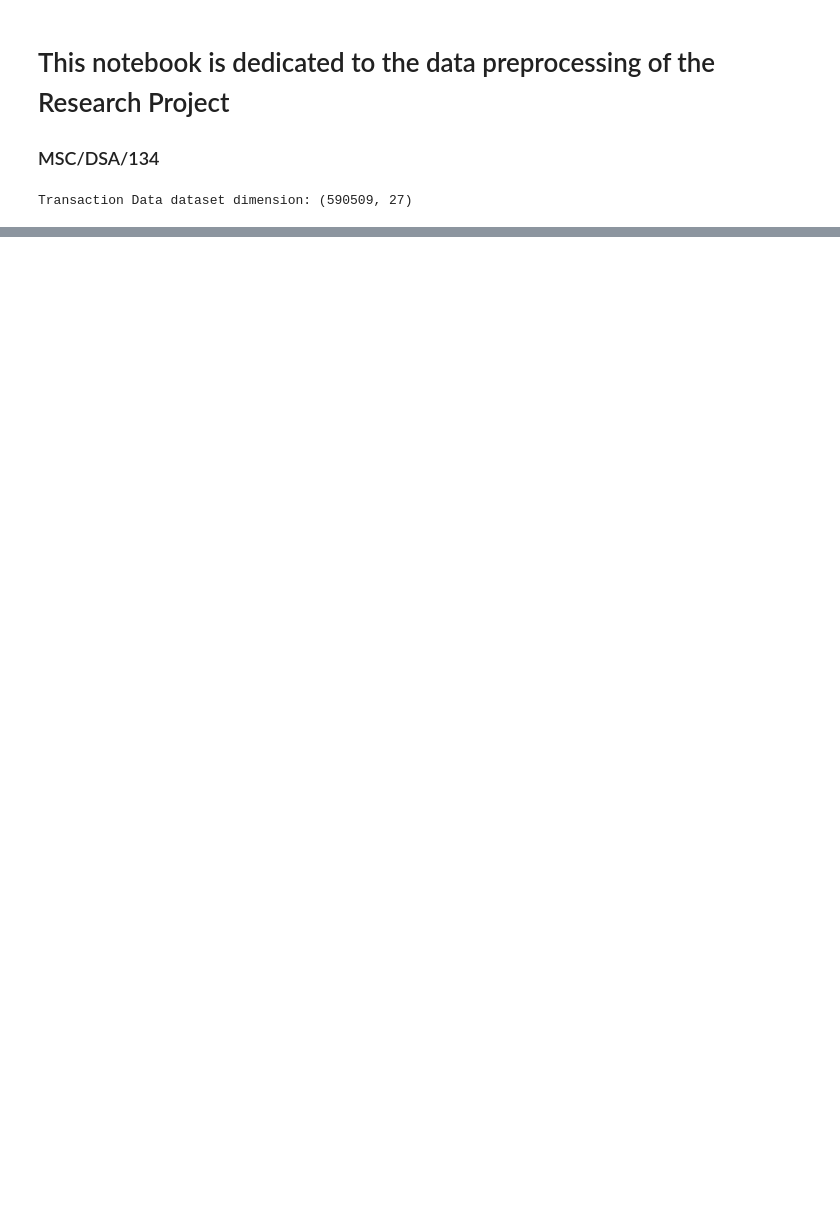
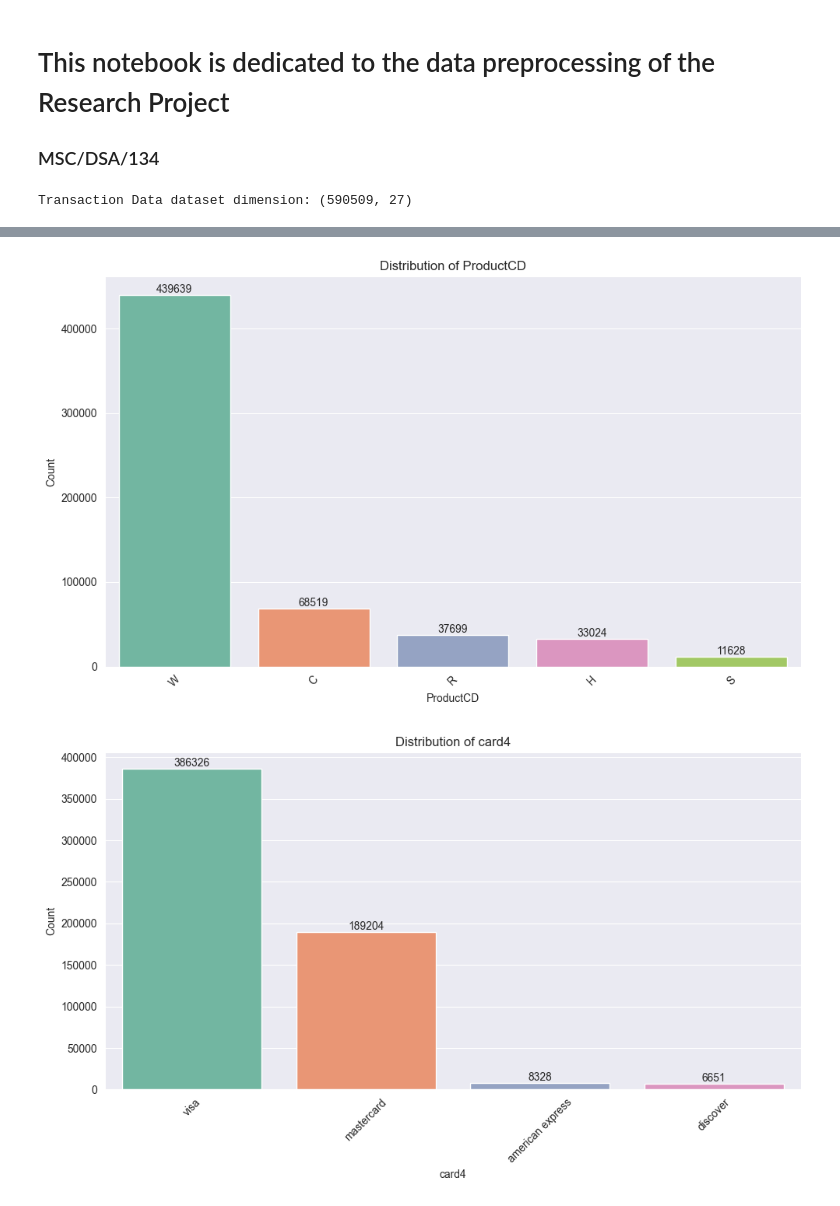
Before and after one commit to LakeeshaRCL/msc-ds-ai-research-implementations, a Jupyter notebook: preprocessor.ipynb, the cells around one changed output, grey strips where cells are left out. Drawn from its saved outputs; the diff is of its cells as text; code cells hidden in the pictures; blank space fills up the shorter version.

Commit message:
main - code refactored, continue preprocessing upto categorical encoding

```diff
--- a/preprocessor.ipynb
+++ b/preprocessor.ipynb
@@ -35,0 +31,4 @@ Test Set dataset dimension: (118102, 27)
+# %%
+categorical_columns = get_categorical_columns(transaction_data_df)
+print ("Categorical Columns:")
+print (categorical_columns)
@@ -35,0 +63,7 @@ Test Set dataset dimension: (118102, 27)
+# %%
+# view each categorical column distribution
+for col in categorical_columns:
+    plot_categorical_distribution(transaction_data_df, col)
+# %% [output]
+[figure, added]
+[figure, added]
```
Also changed, not shown: parts of 20 cells of this notebook, 3 other files.
